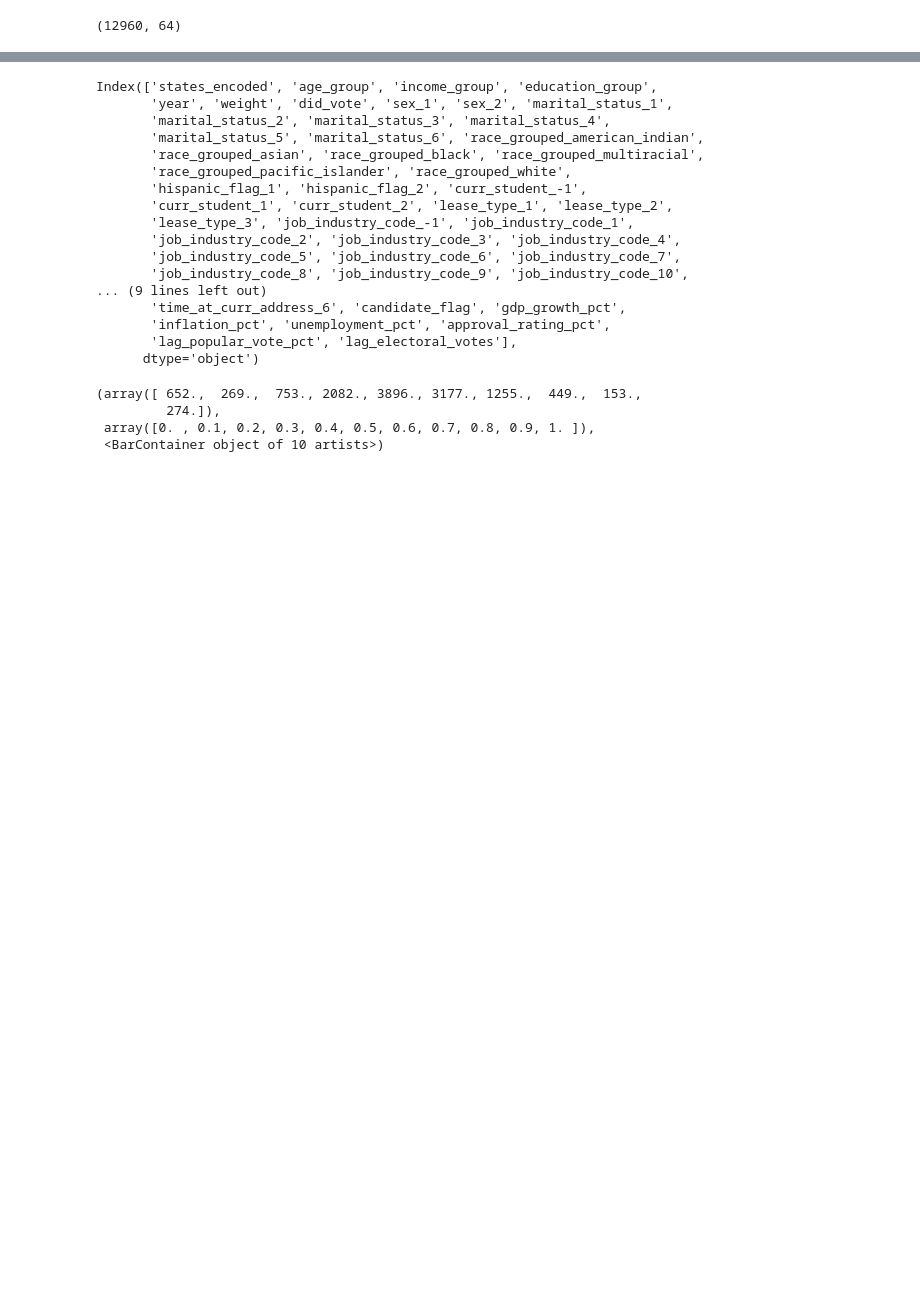
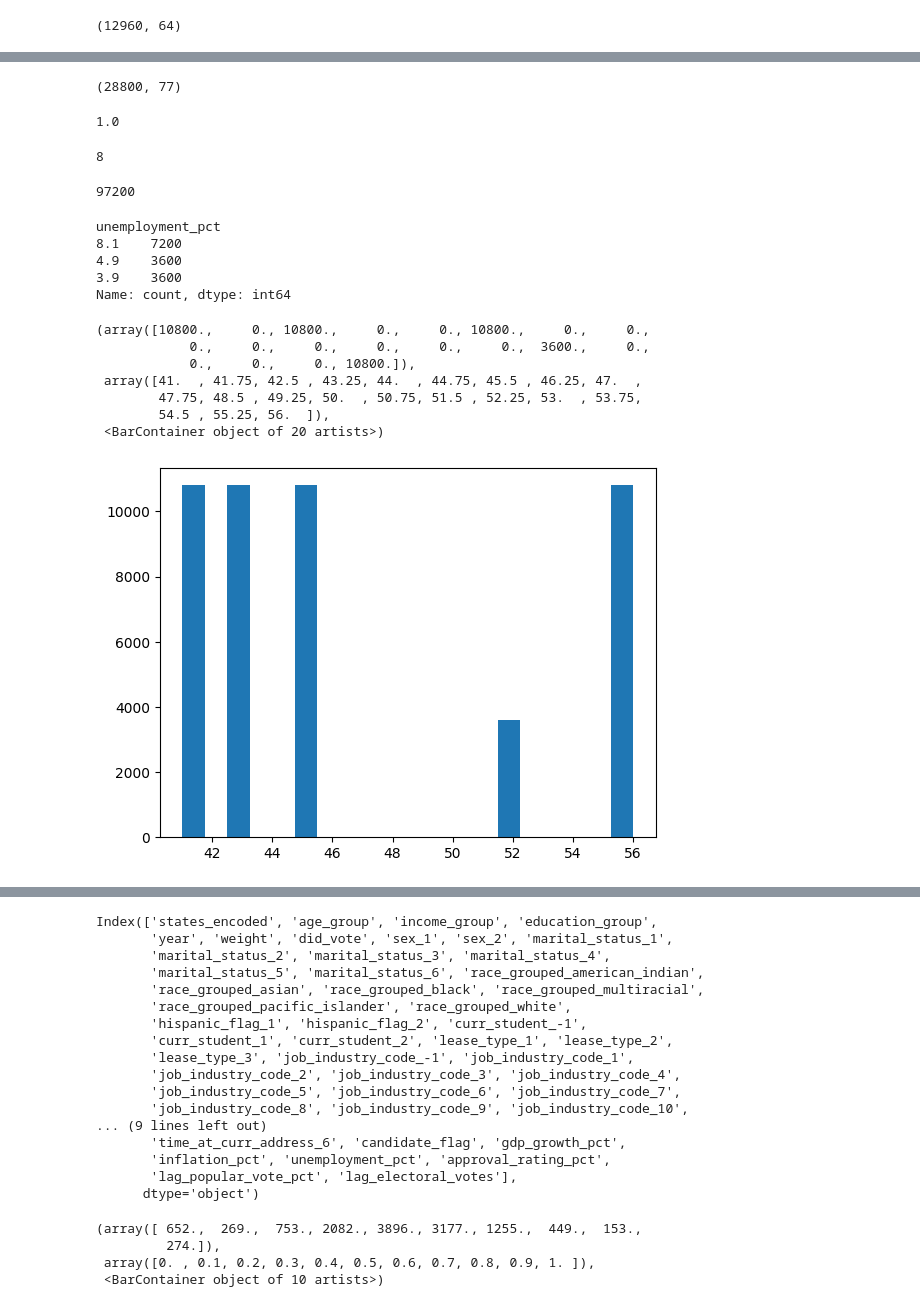
Before and after one commit to ecw70574/US-Census-Voting-and-Registration-DSCI-Capstone-Project, a Jupyter notebook: rosie_test_pipeline.ipynb, the cells around one changed output, grey strips where cells are left out. Cells and saved outputs as stored; diff of their text form; code cells hidden in the pictures; blank space fills up the shorter version.

```diff
--- a/rosie_test_pipeline.ipynb
+++ b/rosie_test_pipeline.ipynb
@@ -12,0 +33,7 @@ panel10 = pd.read_csv("processed/panel_10.csv")
+# %%
+# append together into one dataframe all of the years
+all_years = pd.DataFrame()
+for i in range(10, 26, 2):
+    panel = pd.read_csv(f"processed/panel_{i}.csv")
+    all_years = pd.concat([all_years, panel], ignore_index=True)
+all_years.shape
@@ -12,0 +63,68 @@ panel10 = pd.read_csv("processed/panel_10.csv")
+# %%
+all_years.shape
+# %% [output]
+(28800, 77)
+# %%
+# creating group ids to track the demographic groups we've created over time
+all_years["group_id"] = (
+    all_years["states_encoded"].astype(str) + "_" +
+    all_years["sex"].astype(str) + "_" +
+    all_years["age_group"].astype(str) + "_" +
+    all_years["race_grouped"].astype(str)
+)
+# %%
+# tracking the group ids over time to see if they are consistent
+group_counts = all_years.groupby("group_id").size().reset_index(name='count')
+# sorting by count to see which groups are most common
+group_counts = group_counts.sort_values(by='count', ascending=False)
+#print(group_counts.head(50))
+
+# group survival rate (we have a group id that persists over all 7 years)
+group_survival = (
+    all_years.groupby("group_id")["year"]
+    .nunique()
+    .reset_index(name='year_count')
+)
+# percentage of groups that survive all 7 years
+num_full_groups = (group_survival["year_count"] == 8).sum()
+total_groups = len(group_survival)
+
+percentage = num_full_groups / total_groups
+
+print(percentage)
+# %% [output]
+1.0
+# %%
+sorted(all_years["year"].unique())
+len(all_years["year"].unique())
+# %% [output]
+8
+# %%
+# count the number of
+len(all_years['approval_rating_pct'].unique())
+
+# number of approval ratings that are not zero
+non_zero_approval = (all_years['approval_rating_pct'] != 0).sum()
+#non_zero_approval
+# %% [output]
+97200
+# %%
+all_years['unemployment_pct'].value_counts()
+# %% [output]
+unemployment_pct
+8.1    7200
+4.9    3600
+3.9    3600
+Name: count, dtype: int64
+# %%
+import matplotlib.pyplot as plt
+plt.hist(all_years['approval_rating_pct'], bins=20)
+# %% [output]
+(array([10800.,     0., 10800.,     0.,     0., 10800.,     0.,     0.,
+            0.,     0.,     0.,     0.,     0.,     0.,  3600.,     0.,
+            0.,     0.,     0., 10800.]),
+ array([41.  , 41.75, 42.5 , 43.25, 44.  , 44.75, 45.5 , 46.25, 47.  ,
+        47.75, 48.5 , 49.25, 50.  , 50.75, 51.5 , 52.25, 53.  , 53.75,
+        54.5 , 55.25, 56.  ]),
+ <BarContainer object of 20 artists>)
+[figure, added]
```
Also changed, not shown: parts of 12 cells of this notebook, 11 other files.
